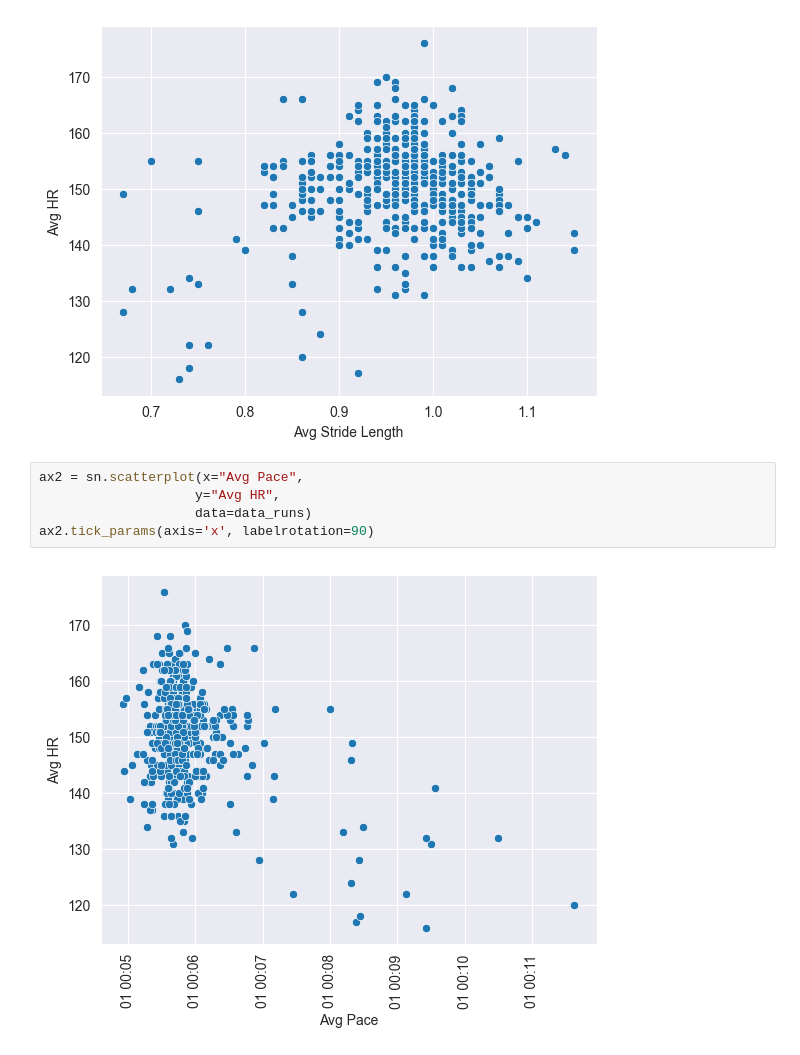
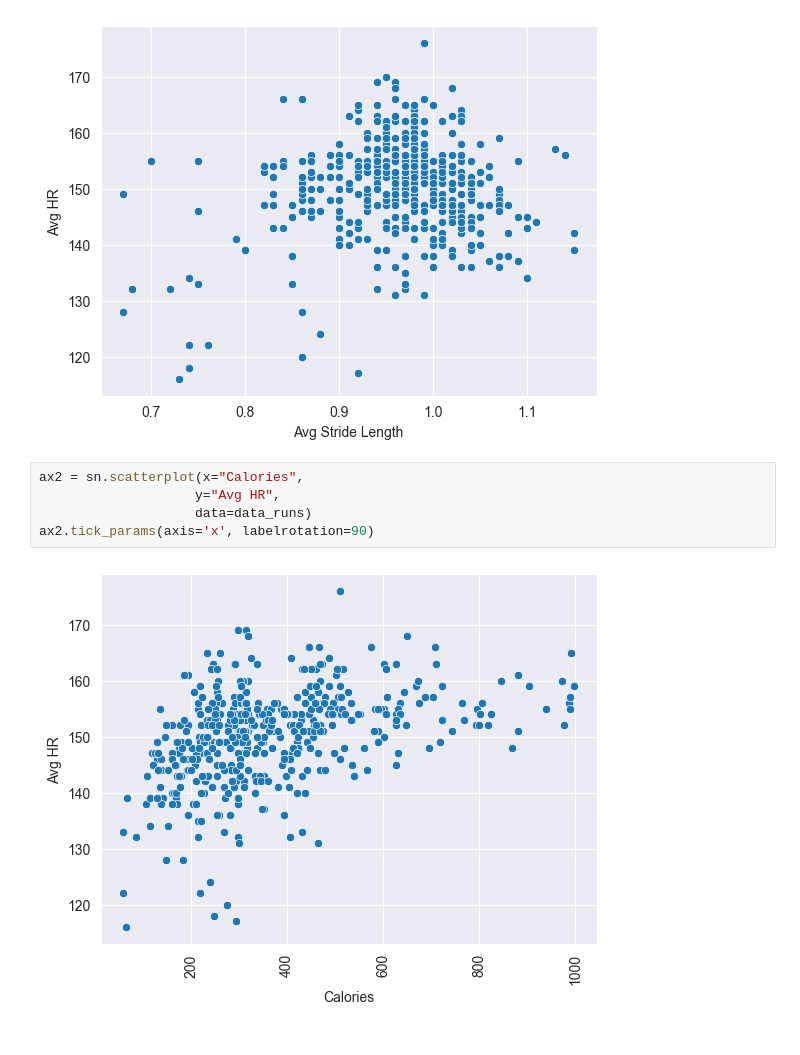
Before and after one commit to jsaraviadrago/Misc-Portfolio, a Jupyter notebook: 8. Running activity/Script_runs.ipynb, the cells around one changed output. Cells and saved outputs as stored; diff of their text form.

```diff
--- a/8. Running activity/Script_runs.ipynb
+++ b/8. Running activity/Script_runs.ipynb
@@ -61,9 +61,9 @@ sn.scatterplot(x="Avg Stride Length",
 <Axes: xlabel='Avg Stride Length', ylabel='Avg HR'>
 [figure]
 # %%
-ax2 = sn.scatterplot(x="Avg Pace",
+ax2 = sn.scatterplot(x="Calories",
                     y="Avg HR",
                     data=data_runs)
 ax2.tick_params(axis='x', labelrotation=90)
 # %% [output]
-[figure, old version]
+[figure, new version]
```
